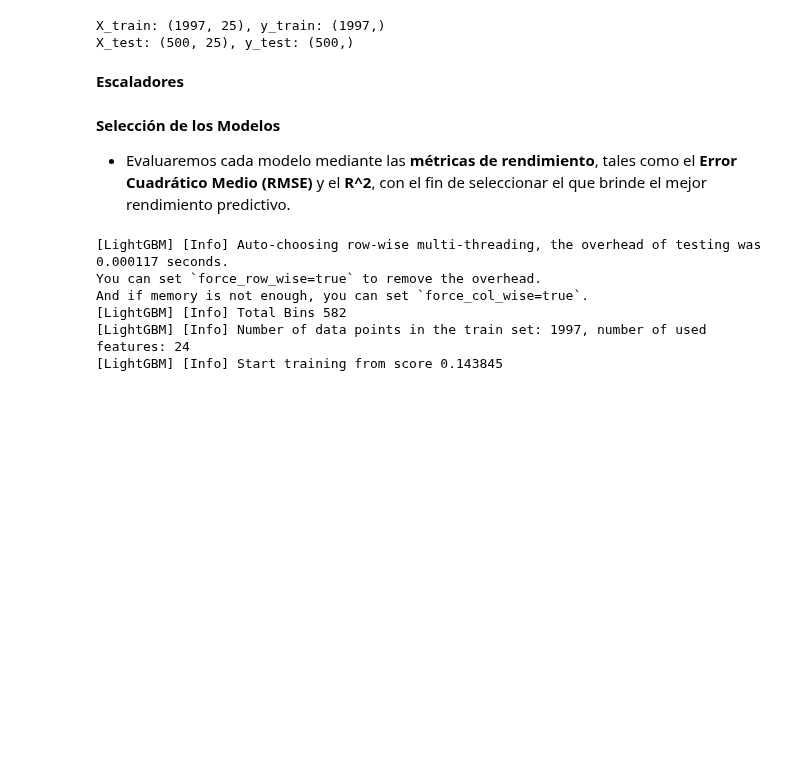
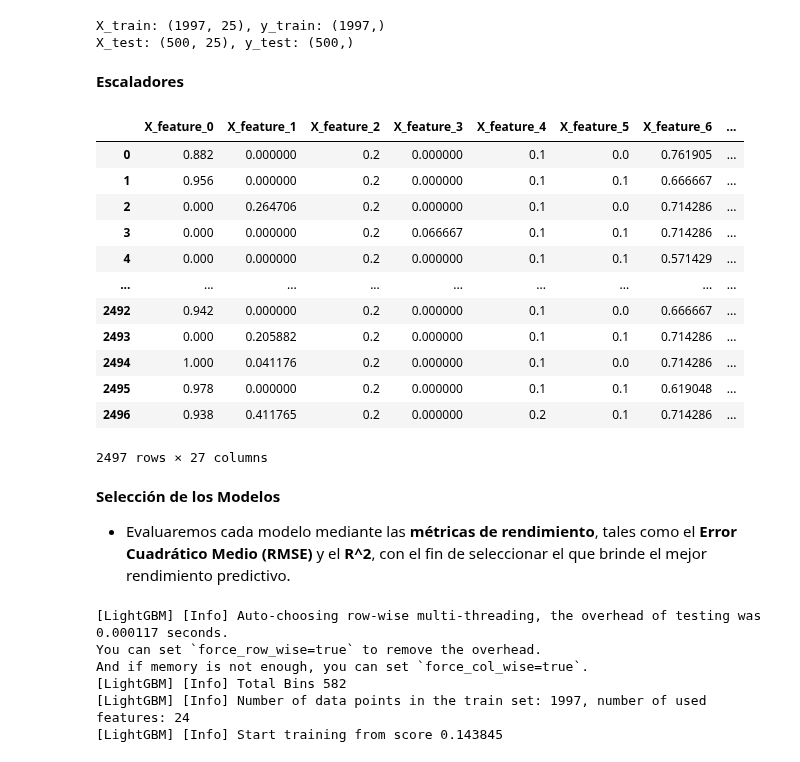
Before and after one commit to DiogoBernardoPT/Proyecto-Final-Bootcamp---Dream-Team, a Jupyter notebook: Fase 6 - Machine_Learning.ipynb, the cells around one changed output. Drawn from its saved outputs; the diff is of its cells as text; code cells hidden in the pictures; blank space fills up the shorter version.

Commit message:
Actualizado con pickle para scaler

```diff
--- a/Fase 6 - Machine_Learning.ipynb
+++ b/Fase 6 - Machine_Learning.ipynb
@@ -76,6 +76,43 @@ X_test = x_scaler.transform(X_test)
 y_scaler = MinMaxScaler()
 y_train = y_scaler.fit_transform(np.array(y_train).reshape(-1, 1))
 y_test = y_scaler.transform(np.array(y_test).reshape(-1, 1))
+# %%
+# Crear un DataFrame combinando los datos escalados
+df_X = pd.DataFrame(
+    np.vstack([X_train, X_test]),
+    columns=[f"X_feature_{i}" for i in range(X_train.shape[1])]
+)
+df_X["Set"] = ["Train"] * len(X_train) + ["Test"] * len(X_test)
+
+df_y = pd.DataFrame(
+    np.vstack([y_train, y_test]),
+    columns=["y"]
+)
+df_y["Set"] = ["Train"] * len(y_train) + ["Test"] * len(y_test)
+
+# Concatenar las características y las etiquetas
+df = pd.concat([df_X, df_y["y"]], axis=1)
+# %%
+# Crear DataFrame
+Scaler = pd.DataFrame(df)
+#Creamos el pickle
+Scaler.to_pickle("Scaler.pkl")
+# %%
+Scaler
+# %% [output]
+|  | X_feature_0 | X_feature_1 | X_feature_2 | X_feature_3 | X_feature_4 | X_feature_5 | X_feature_6 | ... |
+| 0 | 0.882 | 0.000000 | 0.2 | 0.000000 | 0.1 | 0.0 | 0.761905 | ... |
+| 1 | 0.956 | 0.000000 | 0.2 | 0.000000 | 0.1 | 0.1 | 0.666667 | ... |
+| 2 | 0.000 | 0.264706 | 0.2 | 0.000000 | 0.1 | 0.0 | 0.714286 | ... |
+| 3 | 0.000 | 0.000000 | 0.2 | 0.066667 | 0.1 | 0.1 | 0.714286 | ... |
+| 4 | 0.000 | 0.000000 | 0.2 | 0.000000 | 0.1 | 0.1 | 0.571429 | ... |
+| ... | ... | ... | ... | ... | ... | ... | ... | ... |
+| 2492 | 0.942 | 0.000000 | 0.2 | 0.000000 | 0.1 | 0.0 | 0.666667 | ... |
+| 2493 | 0.000 | 0.205882 | 0.2 | 0.000000 | 0.1 | 0.1 | 0.714286 | ... |
+| 2494 | 1.000 | 0.041176 | 0.2 | 0.000000 | 0.1 | 0.0 | 0.714286 | ... |
+| 2495 | 0.978 | 0.000000 | 0.2 | 0.000000 | 0.1 | 0.1 | 0.619048 | ... |
+| 2496 | 0.938 | 0.411765 | 0.2 | 0.000000 | 0.2 | 0.1 | 0.714286 | ... |
+2497 rows × 27 columns
 # %% [markdown]
 **Selección de los Modelos**
 - Evaluaremos cada modelo mediante las **métricas de rendimiento**, tales como el **Error Cuadrático Medio (RMSE)** y el **R^2**, con el fin de seleccionar el que brinde el mejor rendimiento predictivo.
```
Also changed, not shown: parts of 1 cell of this notebook.
